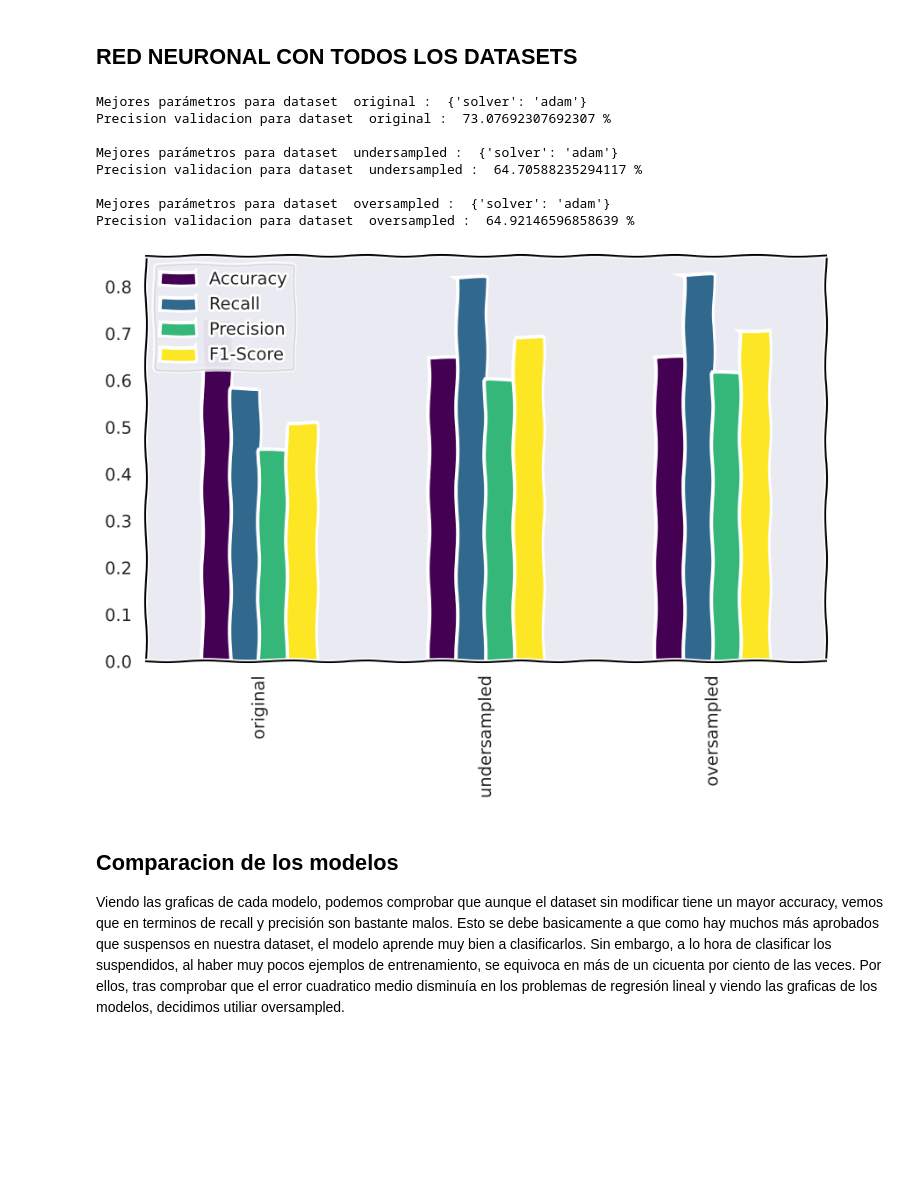
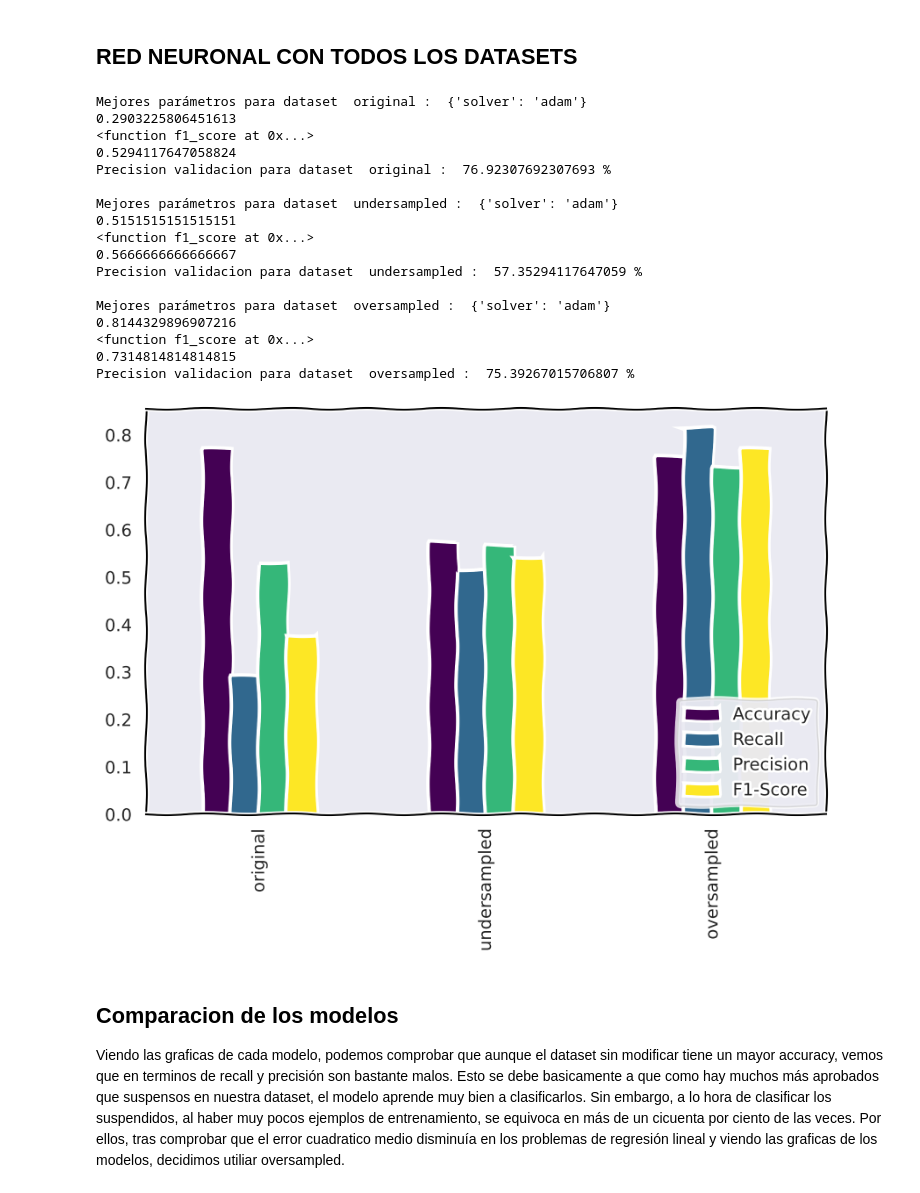
Before and after one commit to WADEBER/Trabajo-Aprendizaje, a Jupyter notebook: alcoholism.ipynb, the cells around one changed output. Cells and saved outputs as stored; diff of their text form; code cells hidden in the pictures; blank space fills up the shorter version.

```diff
--- a/alcoholism.ipynb
+++ b/alcoholism.ipynb
@@ -676,10 +689,11 @@ def grafica_precision(grid_search_adaboost):
     # Crear una lista con el número de estimadores
     n_estimators = list(range(1, 30))
     with plt.xkcd():
-        plt.plot(n_estimators, mean_test_scores, marker='o')
+        plt.plot(n_estimators, mean_test_scores, marker='o', label = "accuracy")
         plt.title('Precisión en Entrenamiento K-Fold vs Número de Clasificadores')
         plt.xlabel('Número de Clasificadores')
         plt.ylabel('Precisión en Validación')
+        plt.legend()
         plt.grid(True)
         plt.show()
 # %% [markdown]
@@ -752,37 +779,48 @@ for i in diccionario_datasets:
 
     grid_search_red.fit(X_train, y_train_calificacion)
 
     best_model_red = grid_search_red.best_estimator_
     best_params_red = grid_search_red.best_params_
 
     print("Mejores parámetros para dataset ", i, ": ", best_params_red)
 
     y_pred_val = best_model_red.predict(X_val)
     accuracy_calificacion_val = accuracy_score(y_val_calificacion, y_pred_val)
     recall  = recall_score(y_val_calificacion, y_pred_val)
     f1 = f1_score(y_val_calificacion, y_pred_val)
     precision = precision_score(y_val_calificacion, y_pred_val)
     print("Precision validacion para dataset ", i, ": "  , 100 * accuracy_calificacion_val, "%")
     print("")
 
     diccionario_red[i] = best_model_red
 
     # Asignar los datos calculados al respectivo valor del diccionario df_metrics
     df_metrics[i] = [accuracy_calificacion_val, recall, precision, f1]
 
+df_metrics = df_metrics.fillna(0)
 # Imprimir el dataframe con la librería pandas
 with plt.xkcd():
     df_metrics.T.plot(kind='bar', figsize=(10, 6), colormap='viridis')
+    plt.legend(loc='lower right')
 # %% [output]
 Mejores parámetros para dataset  original :  {'solver': 'adam'}
-Precision validacion para dataset  original :  73.07692307692307 %
+0.2903225806451613
+<function f1_score at 0x...>
+0.5294117647058824
+Precision validacion para dataset  original :  76.92307692307693 %
 
 Mejores parámetros para dataset  undersampled :  {'solver': 'adam'}
-Precision validacion para dataset  undersampled :  64.70588235294117 %
+0.5151515151515151
+<function f1_score at 0x...>
+0.5666666666666667
+Precision validacion para dataset  undersampled :  57.35294117647059 %
 
 Mejores parámetros para dataset  oversampled :  {'solver': 'adam'}
-Precision validacion para dataset  oversampled :  64.92146596858639 %
+0.8144329896907216
+<function f1_score at 0x...>
+0.7314814814814815
+Precision validacion para dataset  oversampled :  75.39267015706807 %
-[figure, old version]
+[figure, new version]
 # %% [markdown]
 ## Comparacion de los modelos
 
```
Also changed, not shown: parts of 12 cells of this notebook.
